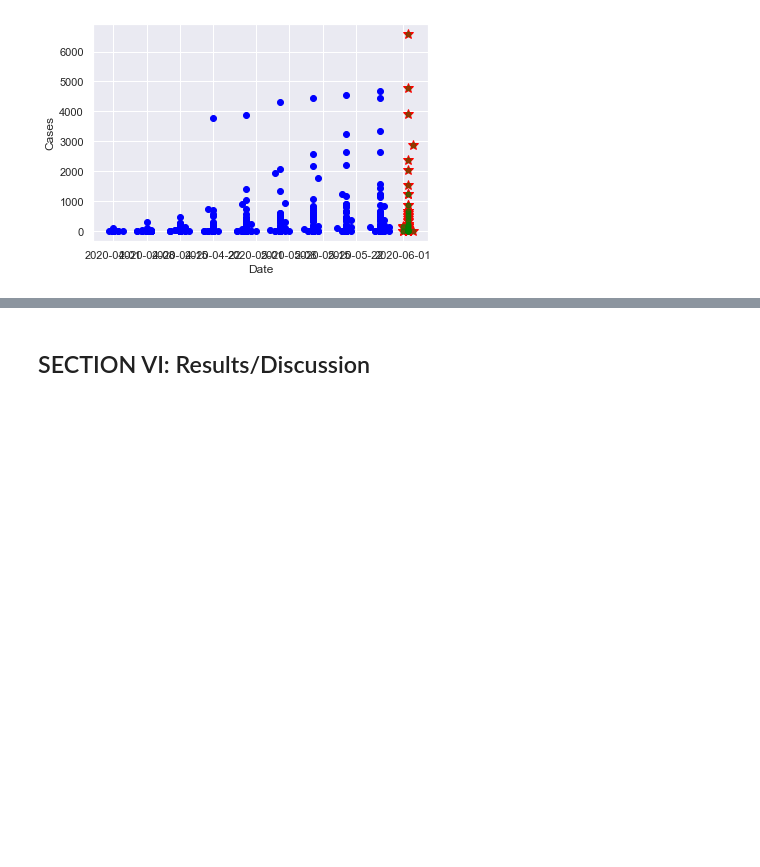
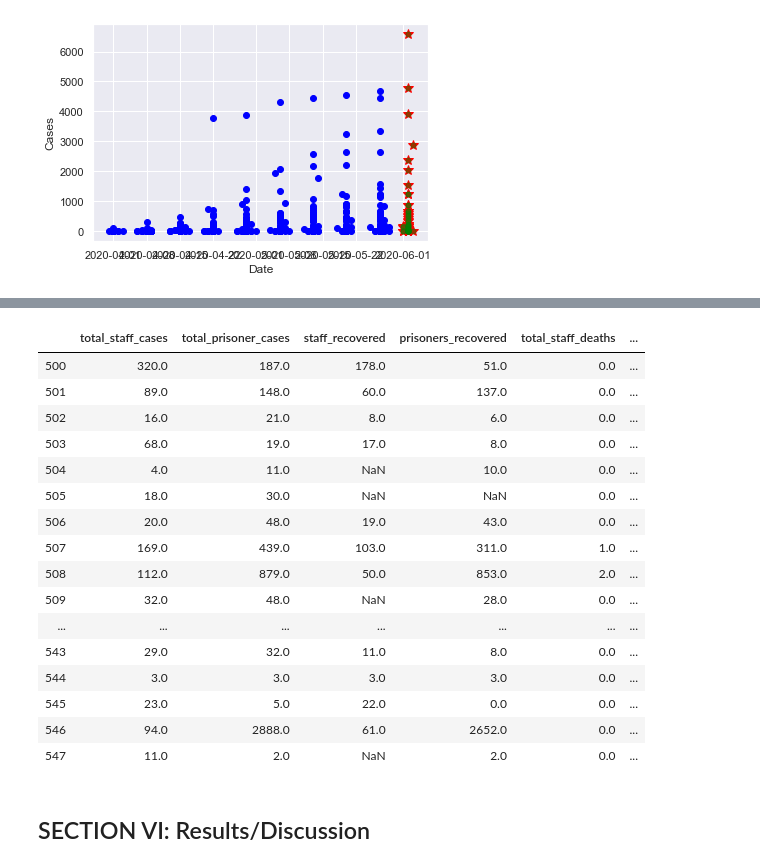
Before and after one commit to christi-liongson/covid_decarceration, a Jupyter notebook: analysis/prison_data_processing.ipynb, the cells around one changed output, grey strips where cells are left out. Drawn from its saved outputs; the diff is of its cells as text; code cells hidden in the pictures; blank space fills up the shorter version.

```diff
--- a/analysis/prison_data_processing.ipynb
+++ b/analysis/prison_data_processing.ipynb
@@ -720,2 +796,22 @@ ax.set_xticklabels(ax.get_xticklabels(), rotation=45, ha='right')
+# %%
+test
+# %% [output]
+|  | total_staff_cases | total_prisoner_cases | staff_recovered | prisoners_recovered | total_staff_deaths | ... |
+| 500 | 320.0 | 187.0 | 178.0 | 51.0 | 0.0 | ... |
+| 501 | 89.0 | 148.0 | 60.0 | 137.0 | 0.0 | ... |
+| 502 | 16.0 | 21.0 | 8.0 | 6.0 | 0.0 | ... |
+| 503 | 68.0 | 19.0 | 17.0 | 8.0 | 0.0 | ... |
+| 504 | 4.0 | 11.0 | NaN | 10.0 | 0.0 | ... |
+| 505 | 18.0 | 30.0 | NaN | NaN | 0.0 | ... |
+| 506 | 20.0 | 48.0 | 19.0 | 43.0 | 0.0 | ... |
+| 507 | 169.0 | 439.0 | 103.0 | 311.0 | 1.0 | ... |
+| 508 | 112.0 | 879.0 | 50.0 | 853.0 | 2.0 | ... |
+| 509 | 32.0 | 48.0 | NaN | 28.0 | 0.0 | ... |
+| ... | ... | ... | ... | ... | ... | ... |
+| 543 | 29.0 | 32.0 | 11.0 | 8.0 | 0.0 | ... |
+| 544 | 3.0 | 3.0 | 3.0 | 3.0 | 0.0 | ... |
+| 545 | 23.0 | 5.0 | 22.0 | 0.0 | 0.0 | ... |
+| 546 | 94.0 | 2888.0 | 61.0 | 2652.0 | 0.0 | ... |
+| 547 | 11.0 | 2.0 | NaN | 2.0 | 0.0 | ... |
 # %% [markdown]
 ## SECTION VI: Results/Discussion
```
Also changed, not shown: parts of 12 cells of this notebook, 3 other files.
